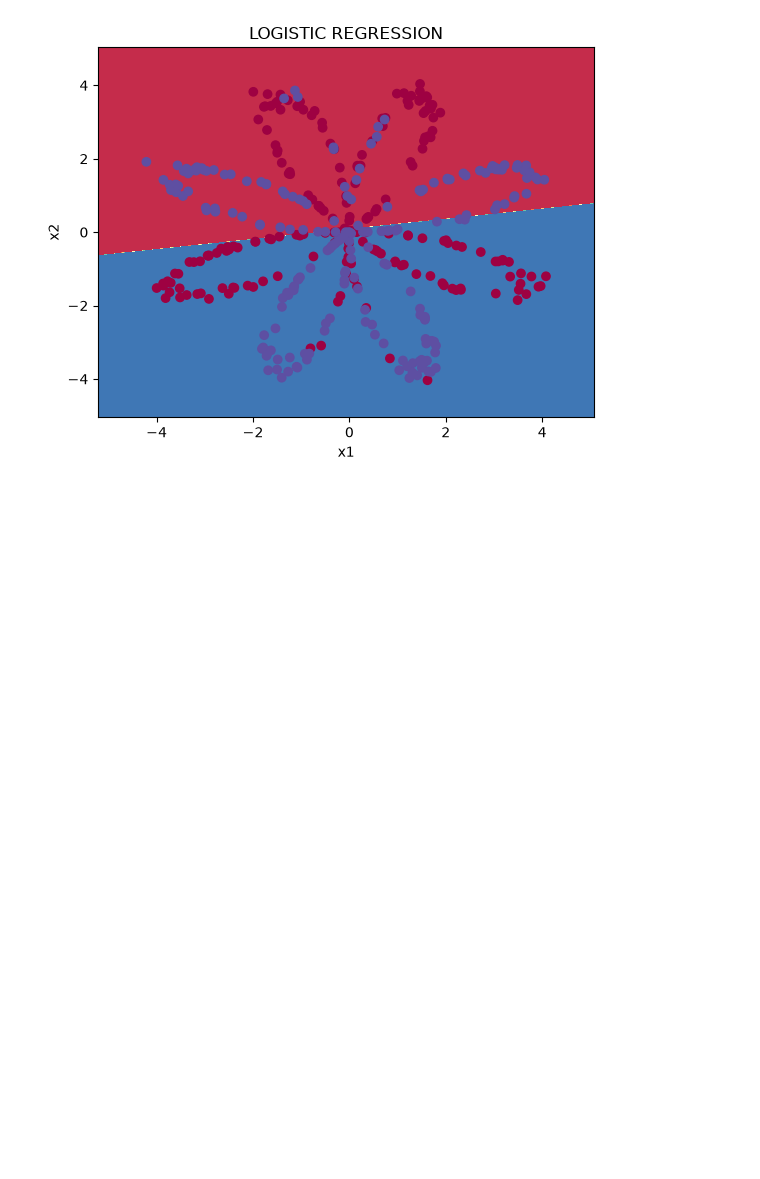
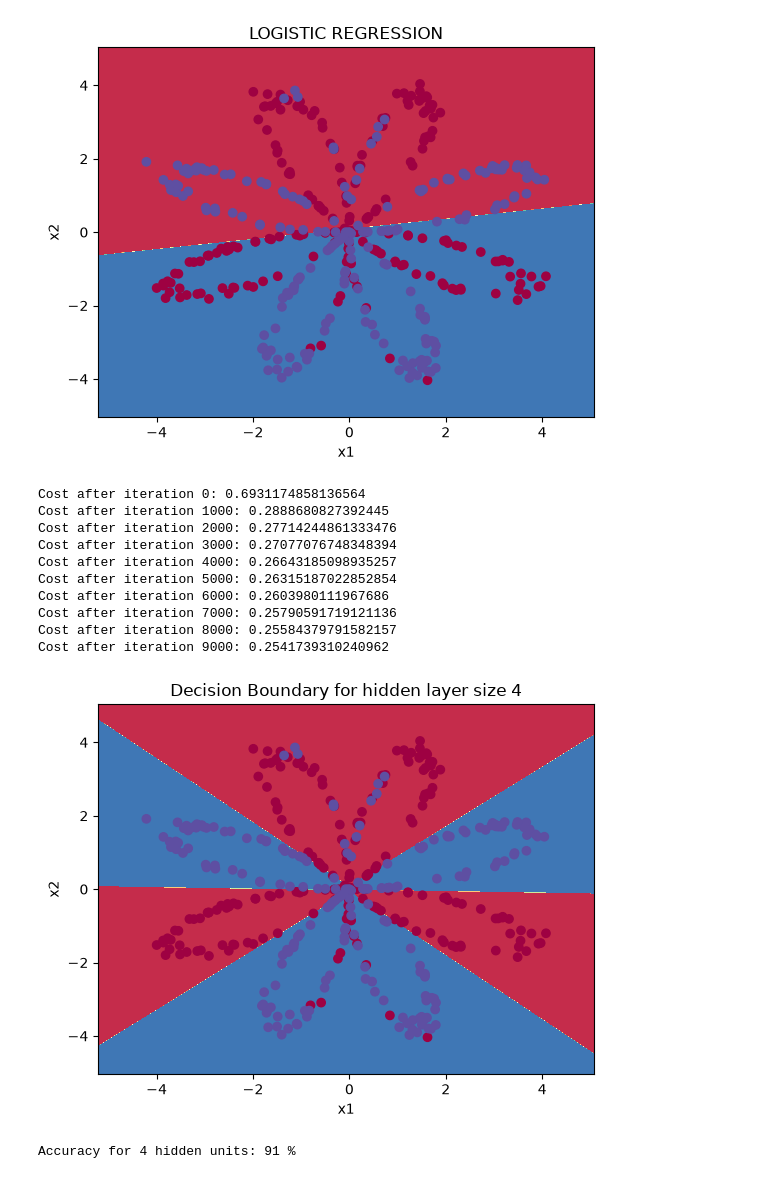
Before and after one commit to RishxGit/deeplearning, a Jupyter notebook: shallow-nn-planar-classifier.ipynb, the cells around one changed output. Cells and saved outputs as stored; diff of their text form; code cells hidden in the pictures; blank space fills up the shorter version.

Commit message:
complete entire planar hidden layer classifier with 91% accuracy.

```diff
--- a/shallow-nn-planar-classifier.ipynb
+++ b/shallow-nn-planar-classifier.ipynb
@@ -158,3 +158,29 @@ def predict(parameters, X):
     A2, cache = forward_propagation(X, parameters)
     predictions = ( A2 > 0.5).astype(int)
     return predictions
+# %%
+
+parameters = nn_model(X, Y, n_h=4, num_iterations=10000, print_cost=True)
+
+# Plot
+plot_decision_boundary(lambda x: predict(parameters, x.T), X, Y)
+plt.title("Decision Boundary for hidden layer size " + str(4))
+plt.show()
+
+# final multi-neuron prediction accuracy percentage
+predictions = predict(parameters, X)
+accuracy = float(np.squeeze((np.dot(Y, predictions.T) + np.dot(1 - Y, 1 - predictions.T)) / float(Y.size) * 100))
+print(f'Accuracy for 4 hidden units: {int(accuracy)} %')
+# %% [output]
+Cost after iteration 0: 0.6931174858136564
+Cost after iteration 1000: 0.2888680827392445
+Cost after iteration 2000: 0.27714244861333476
+Cost after iteration 3000: 0.27077076748348394
+Cost after iteration 4000: 0.26643185098935257
+Cost after iteration 5000: 0.26315187022852854
+Cost after iteration 6000: 0.2603980111967686
+Cost after iteration 7000: 0.25790591719121136
+Cost after iteration 8000: 0.25584379791582157
+Cost after iteration 9000: 0.2541739310240962
+[figure, added]
+Accuracy for 4 hidden units: 91 %
```
